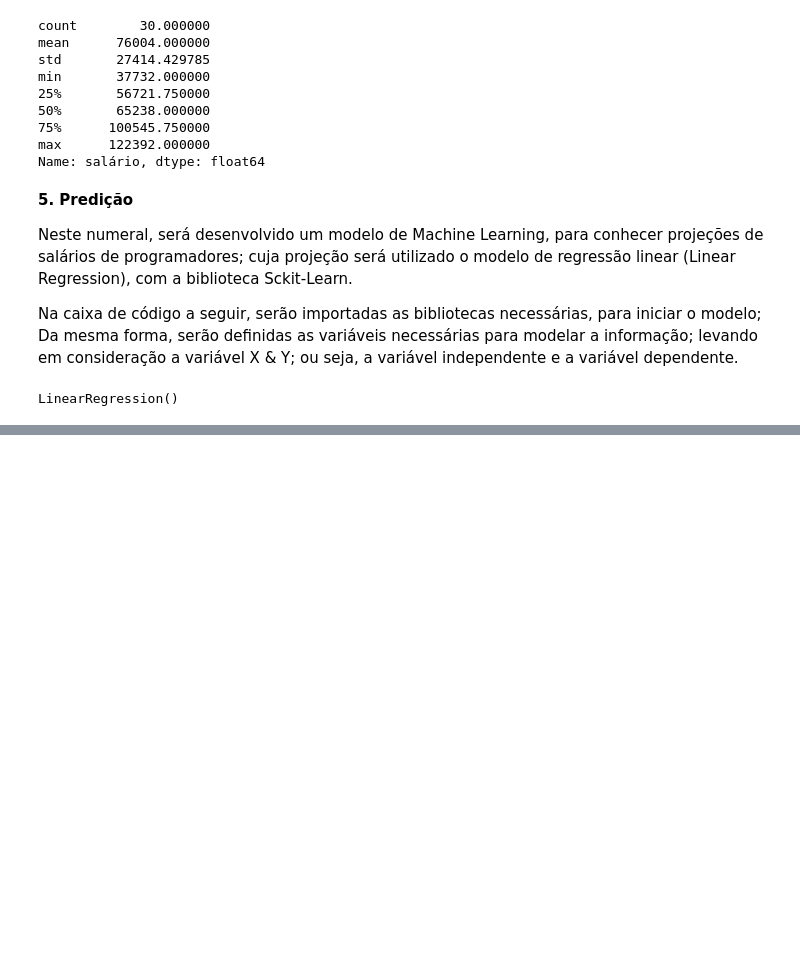
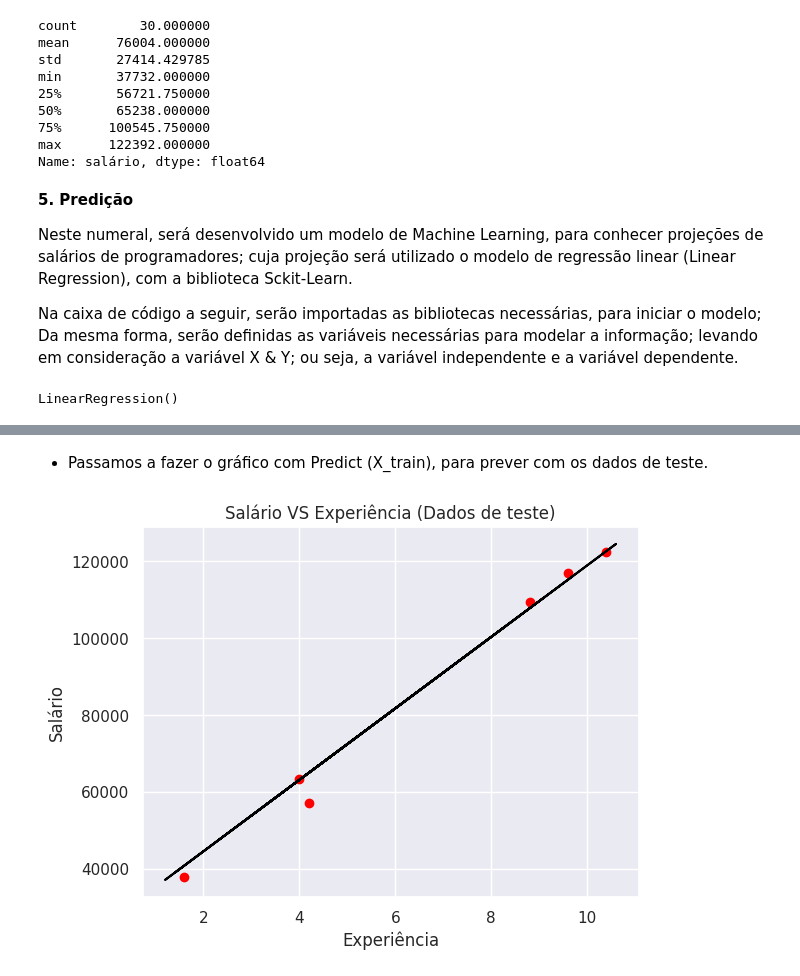
Before and after one commit to KARINAgoncalvesSOARES/ML_analisando_salario_de_programadores, a Jupyter notebook: analisando_salario.ipynb, the cells around one changed output, grey strips where cells are left out. Saved outputs shown, nothing was run; the diff lists cells and outputs as text; code cells hidden in the pictures; blank space fills up the shorter version.

```diff
--- a/analisando_salario.ipynb
+++ b/analisando_salario.ipynb
@@ -372,0 +453,11 @@ LinearRegression()
+# %% [markdown]
+* Passamos a fazer o gráfico com Predict (X_train), para prever com os dados de teste.
+# %%
+plt.scatter(x_test, y_test, color = 'red')
+plt.plot(x_train, regressor.predict(x_train), color='black')
+plt.title('Salário VS Experiência (Dados de teste)')
+plt.xlabel('Experiência')
+plt.ylabel('Salário')
+plt.show()
+# %% [output]
+[figure, added]
```
Also changed, not shown: parts of 22 cells of this notebook, 1 other file.
